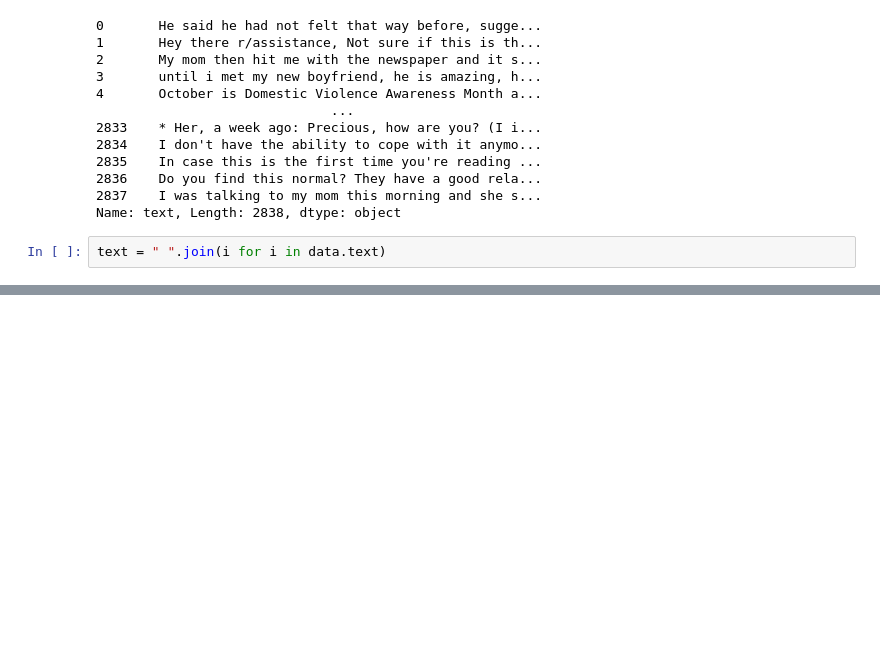
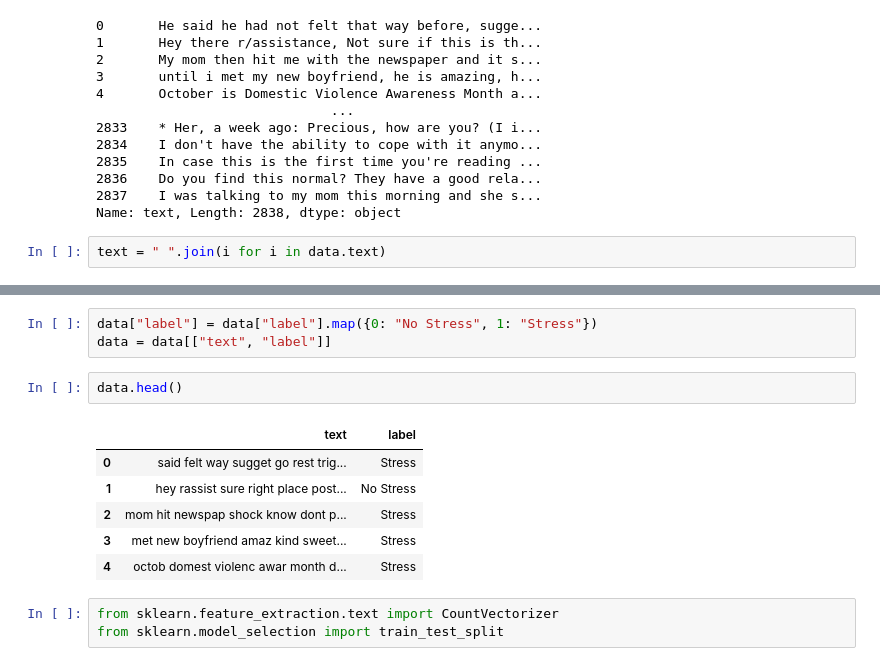
Before and after one commit to DineshNakkina/Stress-Detection-Using-Machine-Learning, a Jupyter notebook: Stress Detection with Machine Learning.ipynb, the cells around one changed output, grey strips where cells are left out. Drawn from its saved outputs; the diff is of its cells as text; blank space fills up the shorter version.

Commit message:
Updated with model building
Signed-off-by: DineshNakkina <141988845+DineshNakkina@users.noreply.github.com>

```diff
--- a/Stress Detection with Machine Learning.ipynb
+++ b/Stress Detection with Machine Learning.ipynb
@@ -89,0 +137,15 @@ plt.show()
+# %%
+data["label"] = data["label"].map({0: "No Stress", 1: "Stress"})
+data = data[["text", "label"]]
+# %%
+data.head()
+# %% [output]
+|  | text | label |
+| 0 | said felt way sugget go rest trig... | Stress |
+| 1 | hey rassist sure right place post... | No Stress |
+| 2 | mom hit newspap shock know dont p... | Stress |
+| 3 | met new boyfriend amaz kind sweet... | Stress |
+| 4 | octob domest violenc awar month d... | Stress |
+# %%
+from sklearn.feature_extraction.text import CountVectorizer
+from sklearn.model_selection import train_test_split
```
Also changed, not shown: parts of 13 cells of this notebook.
